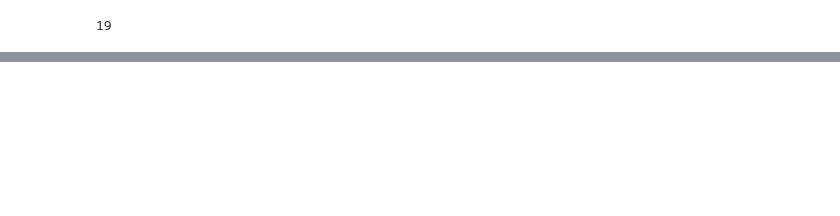
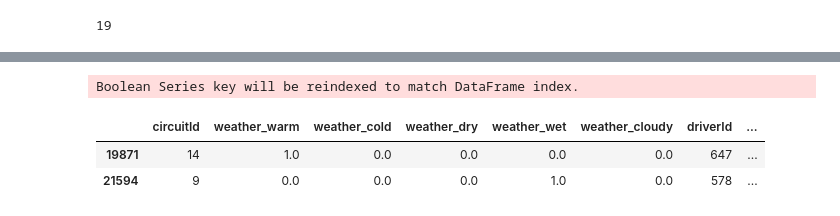
Before and after one commit to Nipun-Gupta26/ML-Project, a Jupyter notebook: preprocessing.ipynb, the cells around one changed output, grey strips where cells are left out. Saved outputs shown, nothing was run; the diff lists cells and outputs as text; code cells hidden in the pictures; blank space fills up the shorter version.

```diff
--- a/preprocessing.ipynb
+++ b/preprocessing.ipynb
@@ -131,0 +166,7 @@ fig.show()
+# %%
+df_after_dropping[df_after_dropping['milliseconds'] == '\\N'][df_after_dropping['statusId'] == 1]
+# %% [output]
+Boolean Series key will be reindexed to match DataFrame index.
+|  | circuitId | weather_warm | weather_cold | weather_dry | weather_wet | weather_cloudy | driverId | ... |
+| 19871 | 14 | 1.0 | 0.0 | 0.0 | 0.0 | 0.0 | 647 | ... |
+| 21594 | 9 | 0.0 | 0.0 | 0.0 | 1.0 | 0.0 | 578 | ... |
```
Also changed, not shown: parts of 8 cells of this notebook.
